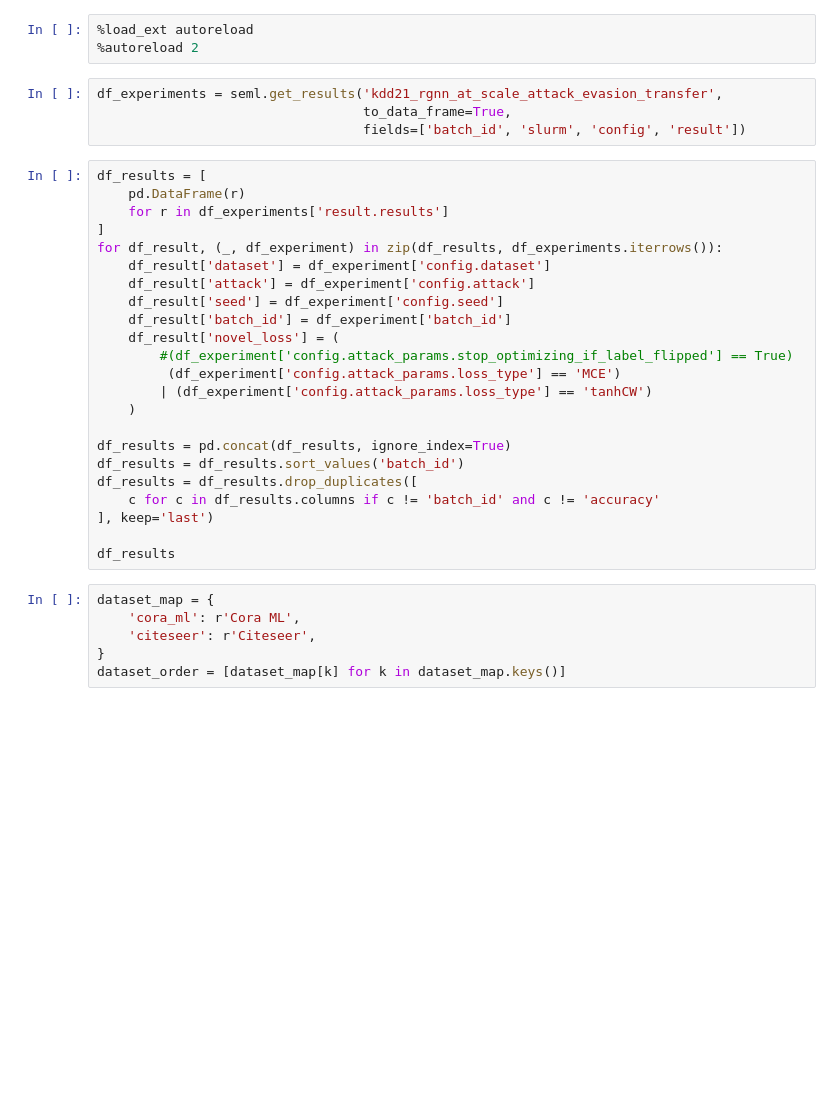
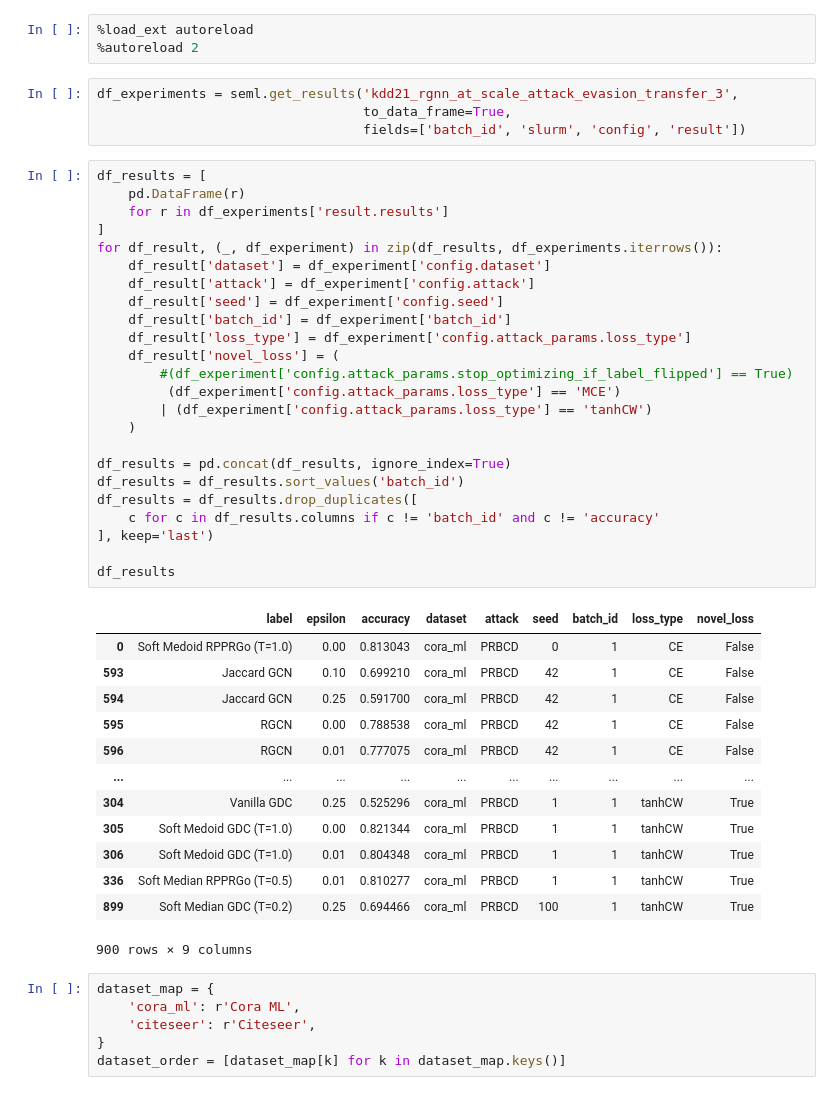
Before and after one commit to sigeisler/robustness_of_gnns_at_scale, a Jupyter notebook: notebooks/Results - Attacks Evasion Transfer.ipynb, the cells around one changed output. Saved outputs shown, nothing was run; the diff lists cells and outputs as text; blank space fills up the shorter version.

```diff
--- a/notebooks/Results - Attacks Evasion Transfer.ipynb
+++ b/notebooks/Results - Attacks Evasion Transfer.ipynb
@@ -11,32 +11,47 @@ pd.set_option('display.max_rows', 150)
 %load_ext autoreload
 %autoreload 2
 # %%
-df_experiments = seml.get_results('kdd21_rgnn_at_scale_attack_evasion_transfer',
+df_experiments = seml.get_results('kdd21_rgnn_at_scale_attack_evasion_transfer_3',
                                   to_data_frame=True,
                                   fields=['batch_id', 'slurm', 'config', 'result'])
 # %%
 df_results = [
     pd.DataFrame(r)
     for r in df_experiments['result.results']
 ]
 for df_result, (_, df_experiment) in zip(df_results, df_experiments.iterrows()):
     df_result['dataset'] = df_experiment['config.dataset']
     df_result['attack'] = df_experiment['config.attack']
     df_result['seed'] = df_experiment['config.seed']
     df_result['batch_id'] = df_experiment['batch_id']
+    df_result['loss_type'] = df_experiment['config.attack_params.loss_type']
     df_result['novel_loss'] = (
         #(df_experiment['config.attack_params.stop_optimizing_if_label_flipped'] == True)
          (df_experiment['config.attack_params.loss_type'] == 'MCE')
         | (df_experiment['config.attack_params.loss_type'] == 'tanhCW')
     )
 
 df_results = pd.concat(df_results, ignore_index=True)
 df_results = df_results.sort_values('batch_id')
 df_results = df_results.drop_duplicates([
     c for c in df_results.columns if c != 'batch_id' and c != 'accuracy'
 ], keep='last')
 
 df_results
+# %% [output]
+|  | label | epsilon | accuracy | dataset | attack | seed | batch_id | loss_type | novel_loss |
+| 0 | Soft Medoid RPPRGo (T=1.0) | 0.00 | 0.813043 | cora_ml | PRBCD | 0 | 1 | CE | False |
+| 593 | Jaccard GCN | 0.10 | 0.699210 | cora_ml | PRBCD | 42 | 1 | CE | False |
+| 594 | Jaccard GCN | 0.25 | 0.591700 | cora_ml | PRBCD | 42 | 1 | CE | False |
+| 595 | RGCN | 0.00 | 0.788538 | cora_ml | PRBCD | 42 | 1 | CE | False |
+| 596 | RGCN | 0.01 | 0.777075 | cora_ml | PRBCD | 42 | 1 | CE | False |
+| ... | ... | ... | ... | ... | ... | ... | ... | ... | ... |
+| 304 | Vanilla GDC | 0.25 | 0.525296 | cora_ml | PRBCD | 1 | 1 | tanhCW | True |
+| 305 | Soft Medoid GDC (T=1.0) | 0.00 | 0.821344 | cora_ml | PRBCD | 1 | 1 | tanhCW | True |
+| 306 | Soft Medoid GDC (T=1.0) | 0.01 | 0.804348 | cora_ml | PRBCD | 1 | 1 | tanhCW | True |
+| 336 | Soft Median RPPRGo (T=0.5) | 0.01 | 0.810277 | cora_ml | PRBCD | 1 | 1 | tanhCW | True |
+| 899 | Soft Median GDC (T=0.2) | 0.25 | 0.694466 | cora_ml | PRBCD | 100 | 1 | tanhCW | True |
+900 rows × 9 columns
 # %%
 dataset_map = {
     'cora_ml': r'Cora ML',
```
Also changed, not shown: parts of 3 cells of this notebook, 6 other files.
